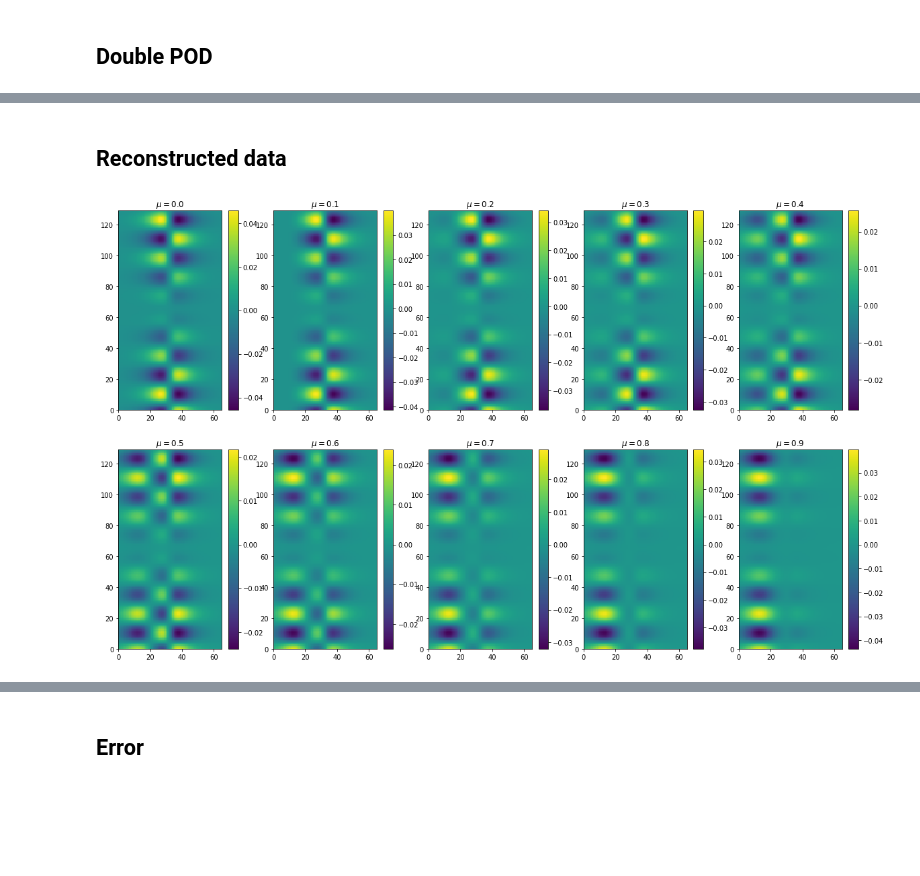
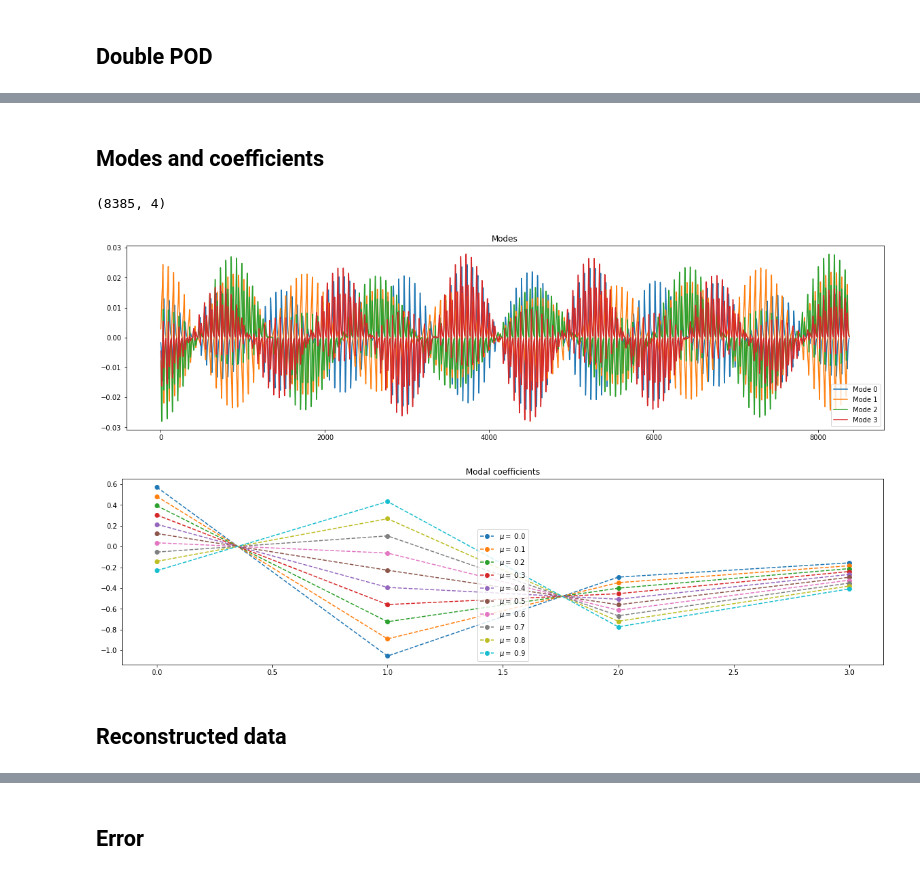
Before and after one commit to fAndreuzzi/EZyRB, a Jupyter notebook: tutorials/double-reduction.ipynb, the cells around one changed output, grey strips where cells are left out. Drawn from its saved outputs; the diff is of its cells as text; code cells hidden in the pictures; blank space fills up the shorter version.

```diff
--- a/tutorials/double-reduction.ipynb
+++ b/tutorials/double-reduction.ipynb
@@ -56,14 +53,0 @@ coeffs = stPOD.reduce(X)
-# %%
-print(stPOD.modes.shape)
-
-plt.figure(figsize=(20,5))
-for idx,mode in enumerate(stPOD.modes.T):
-    plt.plot(mode, label='Mode {}'.format(idx))
-plt.legend()
-plt.show()
-
-plt.figure(figsize=(20,5))
-for idx,cof in enumerate(coeffs.T):
-    plt.plot(cof, '.', linestyle='--', marker='o', label='Coefficient for $\mu=$ {}'.format(mus[idx]))
-plt.legend()
-plt.show()
@@ -74,14 +54,24 @@ plt.show()
-# %% [markdown]
-## Reconstructed data
-# %%
-reconstructed = stPOD.expand(coeffs)
-
-plt.figure(figsize=(20,12))
-for i in range(reconstructed.shape[2]):
-    plt.subplot(2, 5, i+1)
-    plt.pcolor(reconstructed[:,:,i].real)
-    plt.colorbar()
-    plt.title('$\mu = {}$'.format(mus[i]))
-plt.show()
-# %% [output]
-[figure, removed]
+# %% [markdown]
+## Modes and coefficients
+# %%
+print(stPOD.modes.shape)
+
+plt.figure(figsize=(20,5))
+for idx,mode in enumerate(stPOD.modes.T):
+    plt.plot(mode, label='Mode {}'.format(idx))
+plt.legend()
+plt.title('Modes')
+plt.show()
+
+plt.figure(figsize=(20,5))
+for idx,cof in enumerate(coeffs.T):
+    plt.plot(cof, '.', linestyle='--', marker='o', label='$\mu=$ {}'.format(mus[idx]))
+plt.title('Modal coefficients')
+plt.legend()
+plt.show()
+# %% [output]
+(8385, 4)
+[figure, added]
+[figure, added]
+# %% [markdown]
+## Reconstructed data
```
Also changed, not shown: parts of 3 cells of this notebook.
